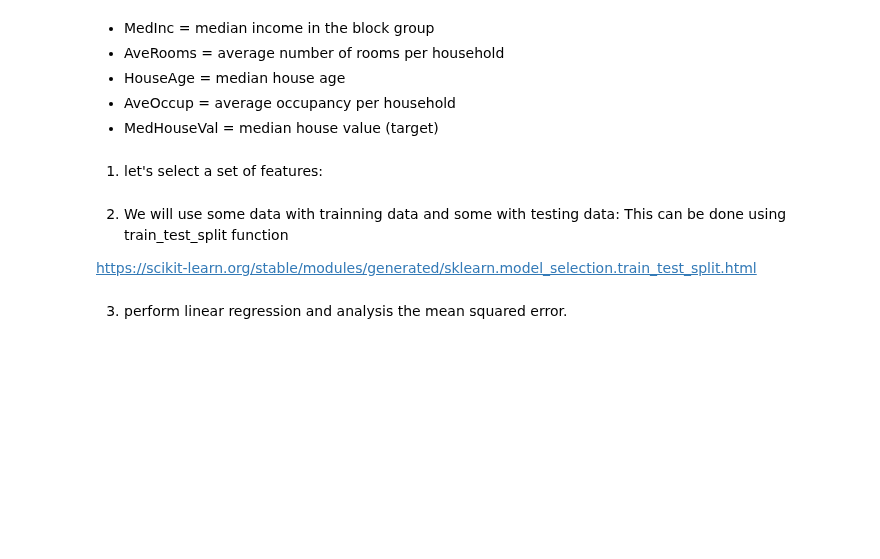
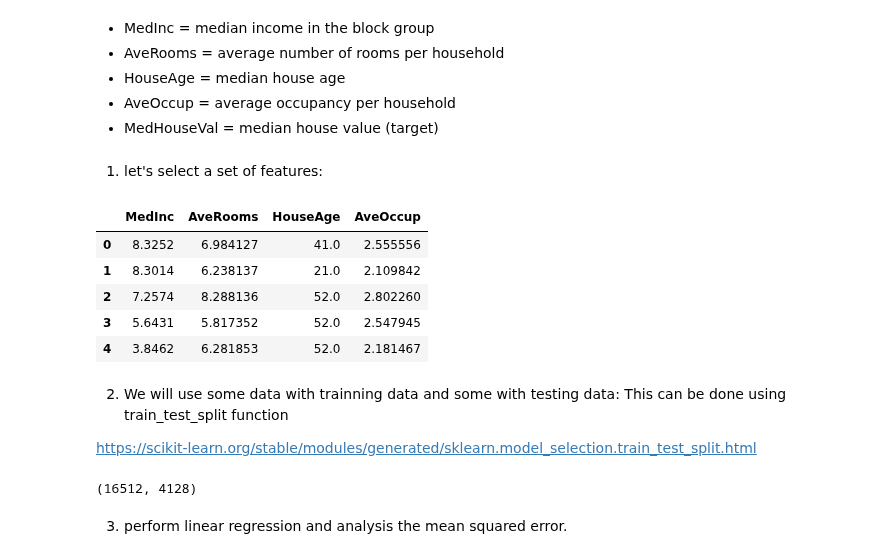
Before and after one commit to tyler-ruble/eel3850S25, a Jupyter notebook: lectures/lecture12-Linear regression/lecture12-linear-regression-in-class-edits.ipynb, the cells around one changed output. Cells and saved outputs as stored; diff of their text form; code cells hidden in the pictures; blank space fills up the shorter version.

```diff
--- a/lectures/lecture12-Linear regression/lecture12-linear-regression-in-class-edits.ipynb
+++ b/lectures/lecture12-Linear regression/lecture12-linear-regression-in-class-edits.ipynb
@@ -103,8 +136,17 @@ df.head()
 1.  let's select a set of features:
 # %%
 
-X = df[[#todo]]  # select a few features
+X = df[['MedInc', 'AveRooms', 'HouseAge', 'AveOccup']]  # select a few features
 y = df['MedHouseVal']
+# %%
+X.head()
+# %% [output]
+|  | MedInc | AveRooms | HouseAge | AveOccup |
+| 0 | 8.3252 | 6.984127 | 41.0 | 2.555556 |
+| 1 | 8.3014 | 6.238137 | 21.0 | 2.109842 |
+| 2 | 7.2574 | 8.288136 | 52.0 | 2.802260 |
+| 3 | 5.6431 | 5.817352 | 52.0 | 2.547945 |
+| 4 | 3.8462 | 6.281853 | 52.0 | 2.181467 |
 # %% [markdown]
 2. We will use some data with trainning data and some with testing data:
 This can be done using train_test_split function
@@ -114,5 +156,9 @@ https://scikit-learn.org/stable/modules/generated/sklearn.model_selection.train_
 from sklearn.model_selection import train_test_split
 # %%
 X_train, X_test, y_train, y_test = train_test_split(X, y, test_size=0.2, random_state=42) #
+# %%
+len(X_train), len(X_test)
+# %% [output]
+(16512, 4128)
 # %% [markdown]
 3. perform linear regression and analysis the mean squared error.
```
Also changed, not shown: parts of 8 cells of this notebook.
